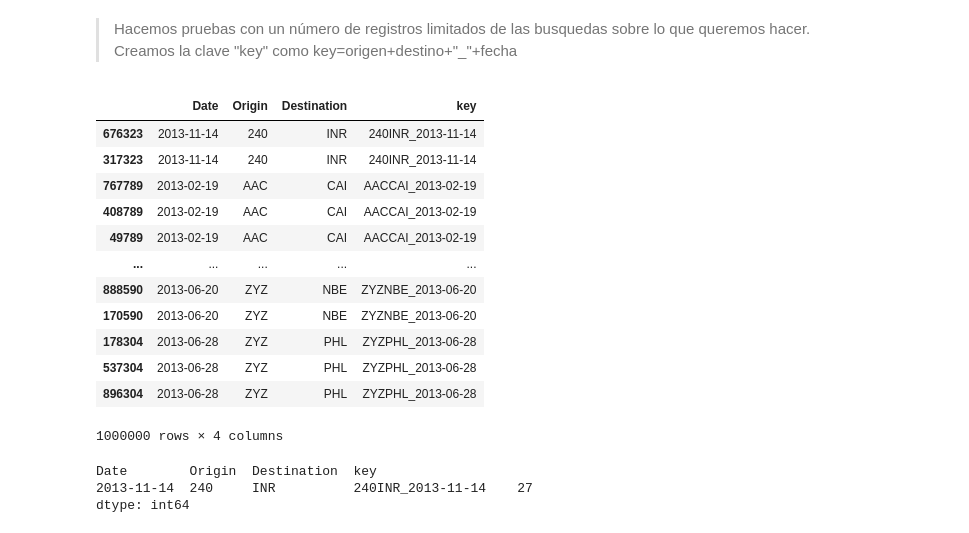
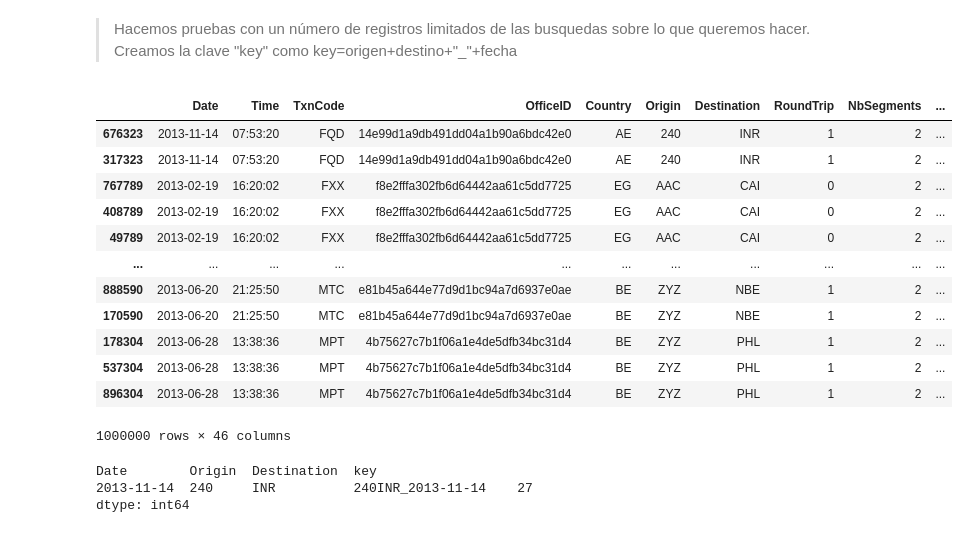
Before and after one commit to rgomezh/challenge, a Jupyter notebook: Ejercicio4.ipynb, the cells around one changed output. Cells and saved outputs as stored; diff of their text form; code cells hidden in the pictures.

Commit message:
Original Plan changed. New perspective

```diff
--- a/Ejercicio4.ipynb
+++ b/Ejercicio4.ipynb
@@ -120,43 +120,41 @@ dfs.columns[44]
 # %%
 chuck_searches = pd.DataFrame()
 i=0
 
-for chunk in pd.read_csv(searches_bz,sep = '^', usecols = ['Origin','Destination','Date' ], chunksize = 1000000):
-
-    # Filtering nulls
-    #chunk=chunk[chunk['Origin'].notnull()]
-    #chunk=chunk[chunk['Destination'].notnull()]
-    #chunk=chunk[chunk['Date'].notnull()]
+for chunk in pd.read_csv(searches_bz,sep = '^',
+                         #usecols = ['Origin','Destination','Date' ],
+                         low_memory = False,
+                         chunksize = 1000000):
 
     # Formating Destination
     chunk['Origin']=chunk['Origin'].str.strip()
     chunk['Origin']=chunk['Origin'].str.upper()
     chunk['Destination']=chunk['Destination'].str.strip()
     chunk['Destination']=chunk['Destination'].str.upper()
     #Create key
     chunk['key'] = chunk['Origin']+chunk['Destination']+'_'+chunk['Date']
     chuck_searches = chuck_searches.append(chunk)
 
     # Control for testing
     i = i+1
     if i == 1:
         break
 
 chuck_searches.sort_values(by='key')
 # %% [output]
-|  | Date | Origin | Destination | key |
-| 676323 | 2013-11-14 | 240 | INR | 240INR_2013-11-14 |
-| 317323 | 2013-11-14 | 240 | INR | 240INR_2013-11-14 |
-| 767789 | 2013-02-19 | AAC | CAI | AACCAI_2013-02-19 |
-| 408789 | 2013-02-19 | AAC | CAI | AACCAI_2013-02-19 |
-| 49789 | 2013-02-19 | AAC | CAI | AACCAI_2013-02-19 |
-| ... | ... | ... | ... | ... |
-| 888590 | 2013-06-20 | ZYZ | NBE | ZYZNBE_2013-06-20 |
-| 170590 | 2013-06-20 | ZYZ | NBE | ZYZNBE_2013-06-20 |
-| 178304 | 2013-06-28 | ZYZ | PHL | ZYZPHL_2013-06-28 |
-| 537304 | 2013-06-28 | ZYZ | PHL | ZYZPHL_2013-06-28 |
-| 896304 | 2013-06-28 | ZYZ | PHL | ZYZPHL_2013-06-28 |
+|  | Date | Time | TxnCode | OfficeID | Country | Origin | Destination | RoundTrip | NbSegments | ... |
+| 676323 | 2013-11-14 | 07:53:20 | FQD | 14e99d1a9db491dd04a1b90a6bdc42e0 | AE | 240 | INR | 1 | 2 | ... |
+| 317323 | 2013-11-14 | 07:53:20 | FQD | 14e99d1a9db491dd04a1b90a6bdc42e0 | AE | 240 | INR | 1 | 2 | ... |
+| 767789 | 2013-02-19 | 16:20:02 | FXX | f8e2fffa302fb6d64442aa61c5dd7725 | EG | AAC | CAI | 0 | 2 | ... |
+| 408789 | 2013-02-19 | 16:20:02 | FXX | f8e2fffa302fb6d64442aa61c5dd7725 | EG | AAC | CAI | 0 | 2 | ... |
+| 49789 | 2013-02-19 | 16:20:02 | FXX | f8e2fffa302fb6d64442aa61c5dd7725 | EG | AAC | CAI | 0 | 2 | ... |
+| ... | ... | ... | ... | ... | ... | ... | ... | ... | ... | ... |
+| 888590 | 2013-06-20 | 21:25:50 | MTC | e81b45a644e77d9d1bc94a7d6937e0ae | BE | ZYZ | NBE | 1 | 2 | ... |
+| 170590 | 2013-06-20 | 21:25:50 | MTC | e81b45a644e77d9d1bc94a7d6937e0ae | BE | ZYZ | NBE | 1 | 2 | ... |
+| 178304 | 2013-06-28 | 13:38:36 | MPT | 4b75627c7b1f06a1e4de5dfb34bc31d4 | BE | ZYZ | PHL | 1 | 2 | ... |
+| 537304 | 2013-06-28 | 13:38:36 | MPT | 4b75627c7b1f06a1e4de5dfb34bc31d4 | BE | ZYZ | PHL | 1 | 2 | ... |
+| 896304 | 2013-06-28 | 13:38:36 | MPT | 4b75627c7b1f06a1e4de5dfb34bc31d4 | BE | ZYZ | PHL | 1 | 2 | ... |
-1000000 rows × 4 columns
+1000000 rows × 46 columns
 # %%
 chuck_searches[chuck_searches['key']=='240INR_2013-11-14'].value_counts()
 # %% [output]
```
Also changed, not shown: parts of 24 cells of this notebook.
